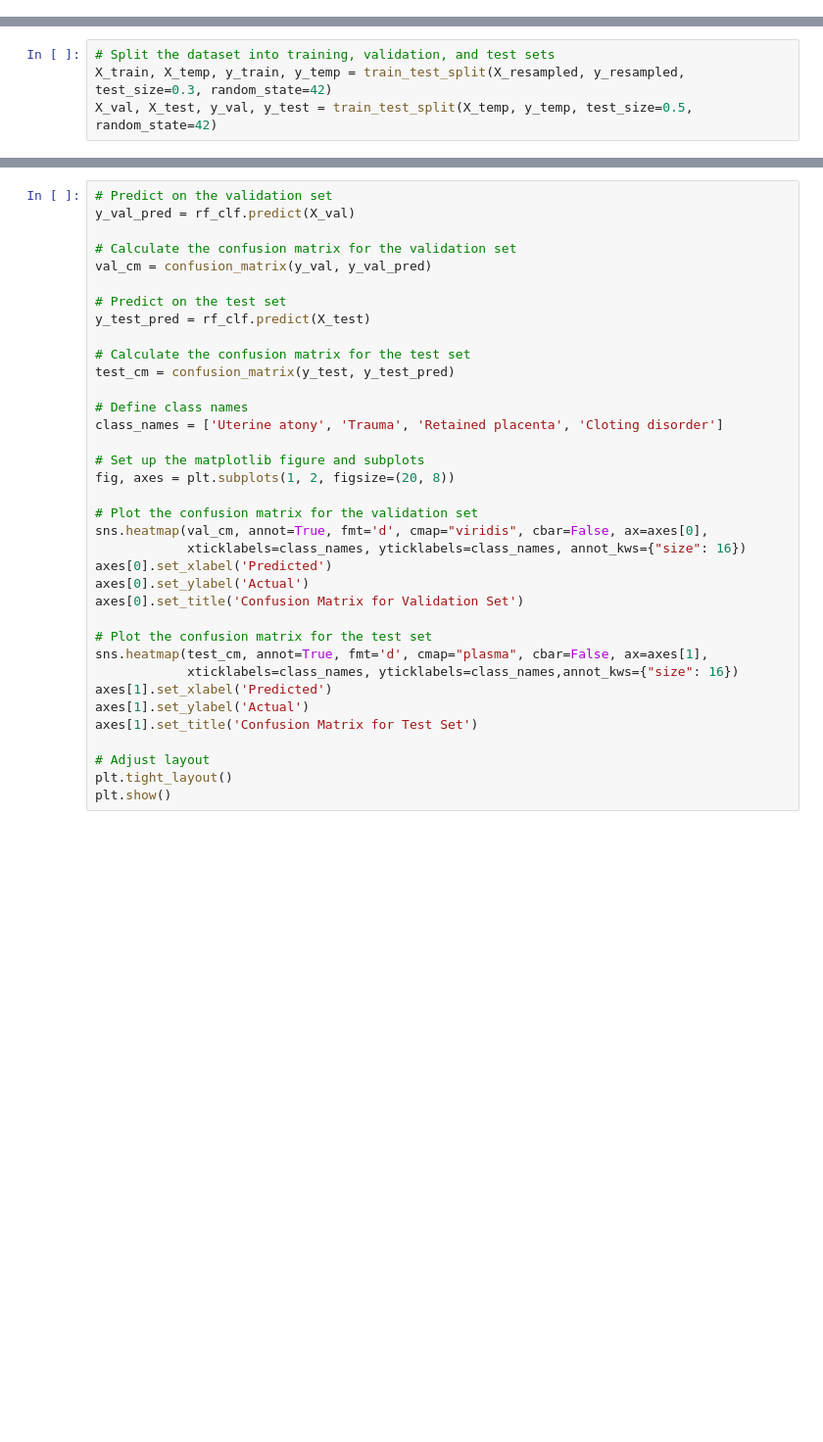
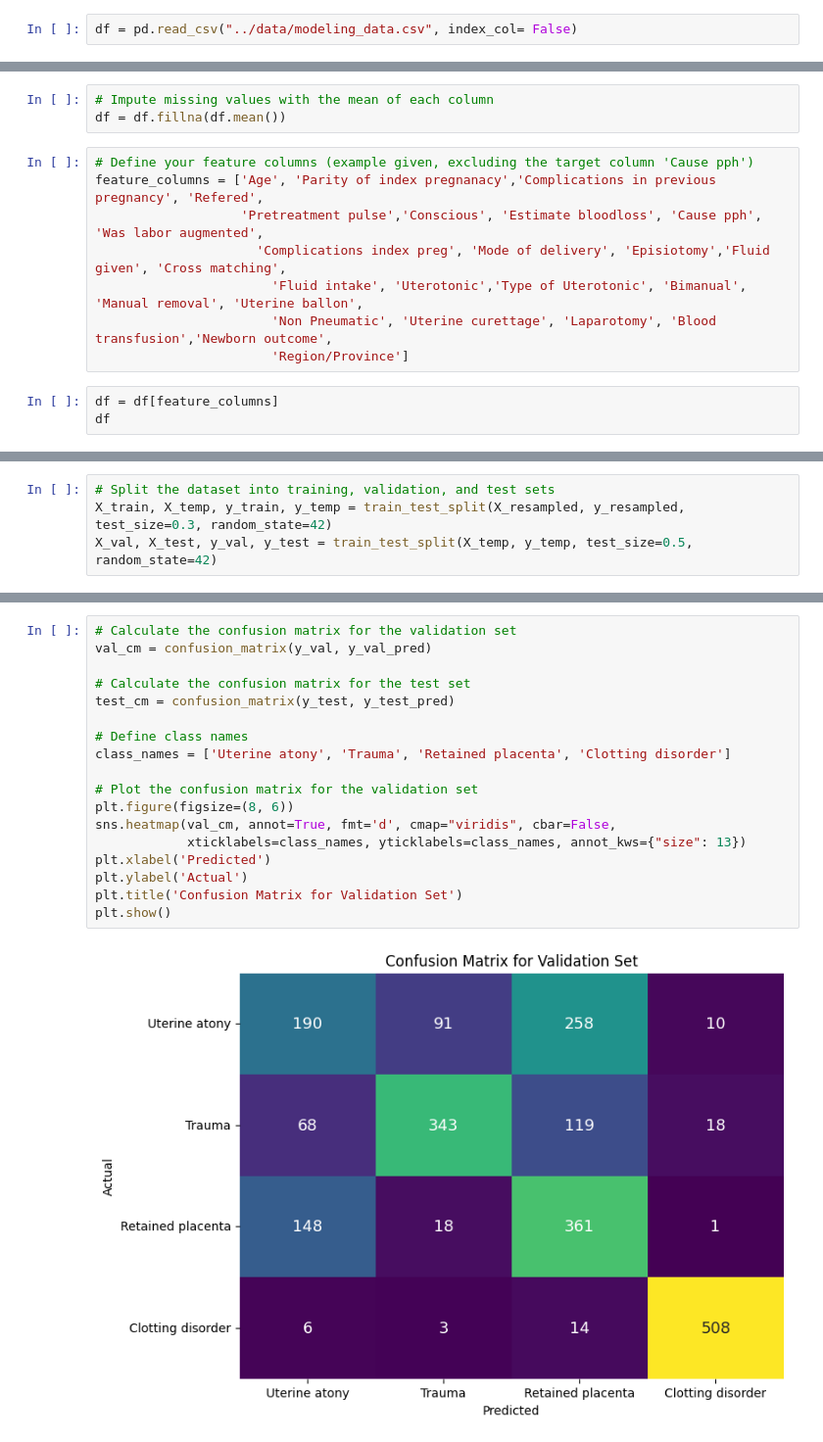
Before and after one commit to DegaregeN/Data-Science-Internship, a Jupyter notebook: notebooks/modeling.ipynb, the cells around one changed output, grey strips where cells are left out. Shown at 98% size. Drawn from its saved outputs; the diff is of its cells as text; blank space fills up the shorter version.

Commit message:
preprocessing and modeling

```diff
--- a/notebooks/modeling.ipynb
+++ b/notebooks/modeling.ipynb
@@ -23,3 +23,5 @@ import time as time
 
 import warnings
 warnings.filterwarnings("ignore")
+# %%
+df = pd.read_csv("../data/modeling_data.csv", index_col= False)
@@ -25,0 +67,14 @@ warnings.filterwarnings("ignore")
+# %%
+# Impute missing values with the mean of each column
+df = df.fillna(df.mean())
+# %%
+# Define your feature columns (example given, excluding the target column 'Cause pph')
+feature_columns = ['Age', 'Parity of index pregnanacy','Complications in previous pregnancy', 'Refered',
+                   'Pretreatment pulse','Conscious', 'Estimate bloodloss', 'Cause pph', 'Was labor augmented',
+                     'Complications index preg', 'Mode of delivery', 'Episiotomy','Fluid given', 'Cross matching',
+                       'Fluid intake', 'Uterotonic','Type of Uterotonic', 'Bimanual', 'Manual removal', 'Uterine ballon',
+                       'Non Pneumatic', 'Uterine curettage', 'Laparotomy', 'Blood transfusion','Newborn outcome',
+                       'Region/Province']
+# %%
+df = df[feature_columns]
+df
@@ -136,36 +310,20 @@ print(test_report)
 # %%
-# Predict on the validation set
-y_val_pred = rf_clf.predict(X_val)
-
 # Calculate the confusion matrix for the validation set
 val_cm = confusion_matrix(y_val, y_val_pred)
-
-# Predict on the test set
-y_test_pred = rf_clf.predict(X_test)
 
 # Calculate the confusion matrix for the test set
 test_cm = confusion_matrix(y_test, y_test_pred)
 
 # Define class names
-class_names = ['Uterine atony', 'Trauma', 'Retained placenta', 'Cloting disorder']
-
-# Set up the matplotlib figure and subplots
-fig, axes = plt.subplots(1, 2, figsize=(20, 8))
+class_names = ['Uterine atony', 'Trauma', 'Retained placenta', 'Clotting disorder']
 
 # Plot the confusion matrix for the validation set
-sns.heatmap(val_cm, annot=True, fmt='d', cmap="viridis", cbar=False, ax=axes[0],
-            xticklabels=class_names, yticklabels=class_names, annot_kws={"size": 16})
-axes[0].set_xlabel('Predicted')
-axes[0].set_ylabel('Actual')
-axes[0].set_title('Confusion Matrix for Validation Set')
-
-# Plot the confusion matrix for the test set
-sns.heatmap(test_cm, annot=True, fmt='d', cmap="plasma", cbar=False, ax=axes[1],
-            xticklabels=class_names, yticklabels=class_names,annot_kws={"size": 16})
-axes[1].set_xlabel('Predicted')
-axes[1].set_ylabel('Actual')
-axes[1].set_title('Confusion Matrix for Test Set')
-
-# Adjust layout
-plt.tight_layout()
+plt.figure(figsize=(8, 6))
+sns.heatmap(val_cm, annot=True, fmt='d', cmap="viridis", cbar=False,
+            xticklabels=class_names, yticklabels=class_names, annot_kws={"size": 13})
+plt.xlabel('Predicted')
+plt.ylabel('Actual')
+plt.title('Confusion Matrix for Validation Set')
 plt.show()
+# %% [output]
+[figure, added]
```
Also changed, not shown: parts of 28 cells of this notebook, 3 other files.
